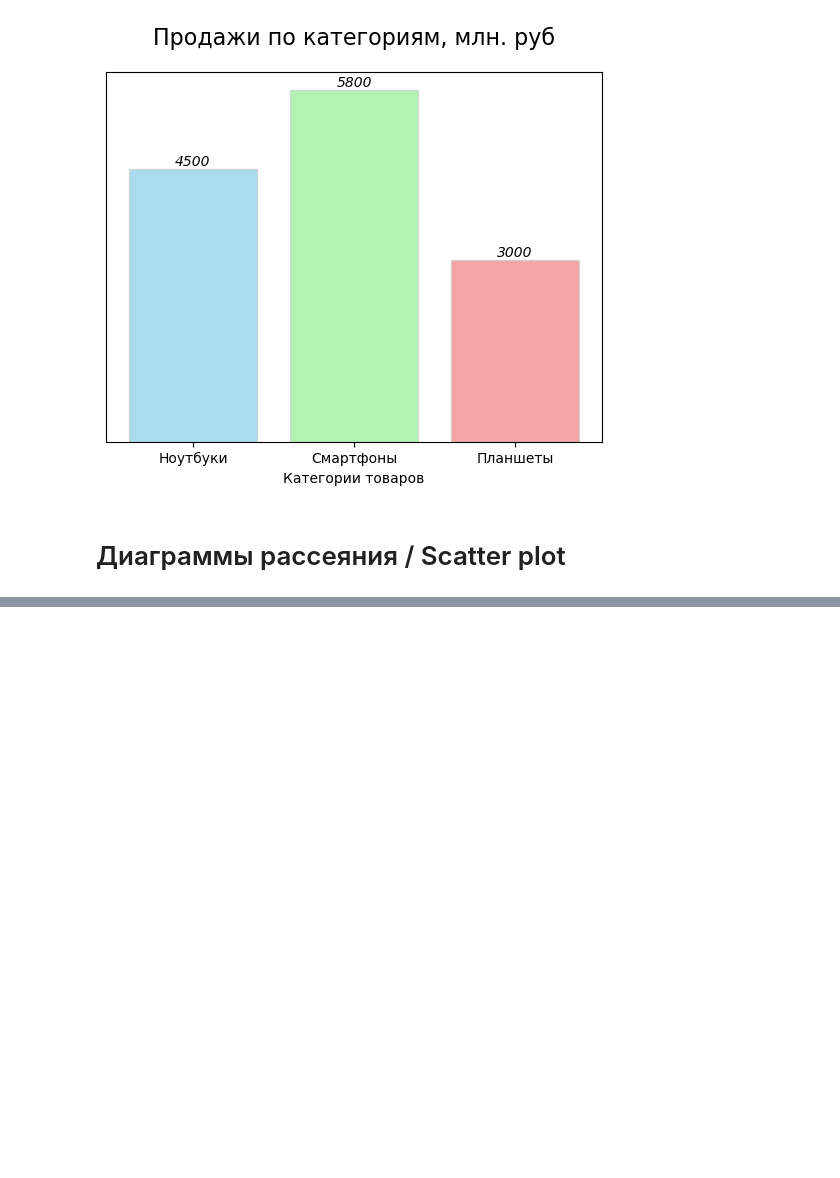
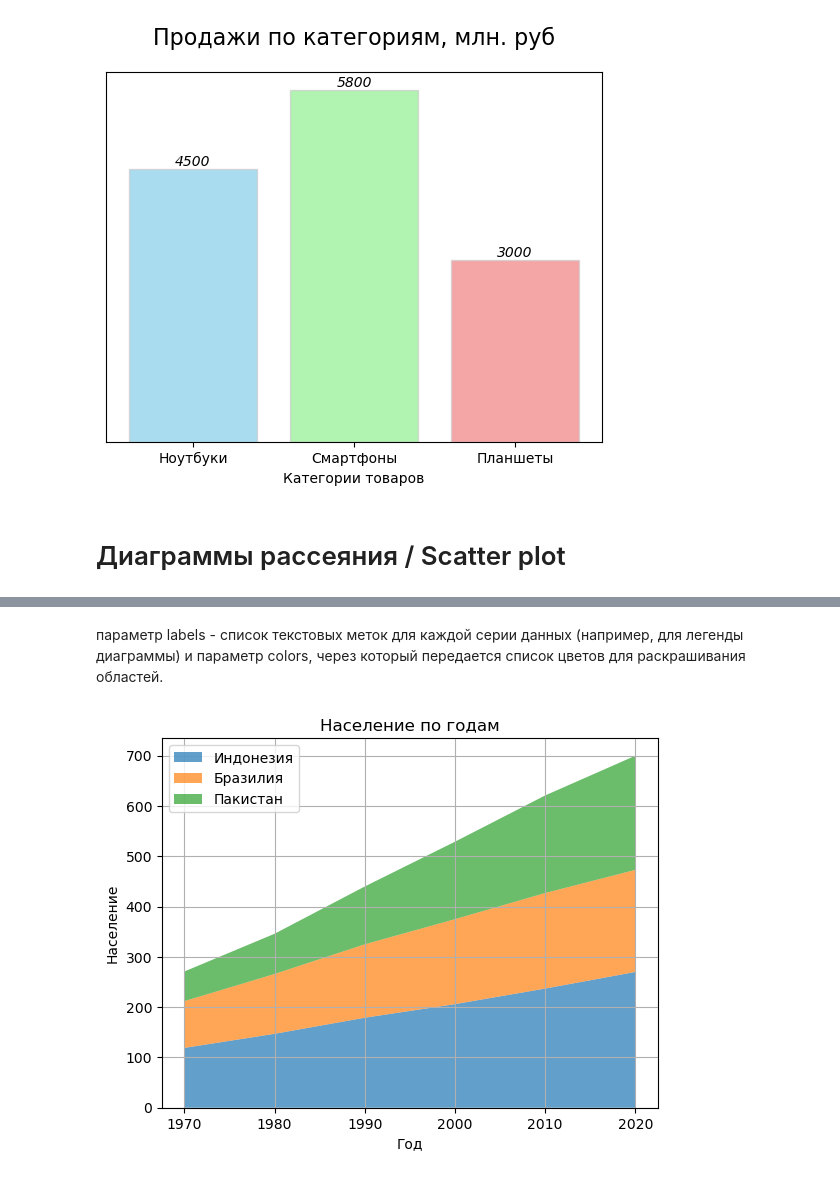
Before and after one commit to ryaguzov2020-a11y/Learning, a Jupyter notebook: Matplotlib/Metanit Matplotlib.ipynb, the cells around one changed output, grey strips where cells are left out. Drawn from its saved outputs; the diff is of its cells as text; code cells hidden in the pictures; blank space fills up the shorter version.

```diff
--- a/Matplotlib/Metanit Matplotlib.ipynb
+++ b/Matplotlib/Metanit Matplotlib.ipynb
@@ -396,0 +569,25 @@ plt.show()
+# %% [markdown]
+параметр labels - список текстовых меток для каждой серии данных (например, для легенды диаграммы) и параметр colors, через который передается список цветов для раскрашивания областей.
+# %%
+# тестовые данные для построения диаграммы
+years = [1970, 1980, 1990, 2000, 2010, 2020]
+
+# население трех стран по годам
+indonezia = [119, 147, 179, 206, 237, 270]
+brazil = [93, 119, 146, 169, 190, 203]
+pakistan = [59, 80, 115, 154, 194, 227]
+
+# создаем диаграмму с областями
+plt.stackplot(years, indonezia, brazil, pakistan, labels=["Индонезия", "Бразилия", "Пакистан"], alpha=0.7)
+
+plt.xlabel("Год")
+plt.ylabel("Население")
+plt.title("Население по годам")
+
+plt.legend(loc="upper left")
+
+plt.grid(True)
+
+plt.show()
+# %% [output]
+[figure, added]
```
Also changed, not shown: parts of 37 cells of this notebook.
